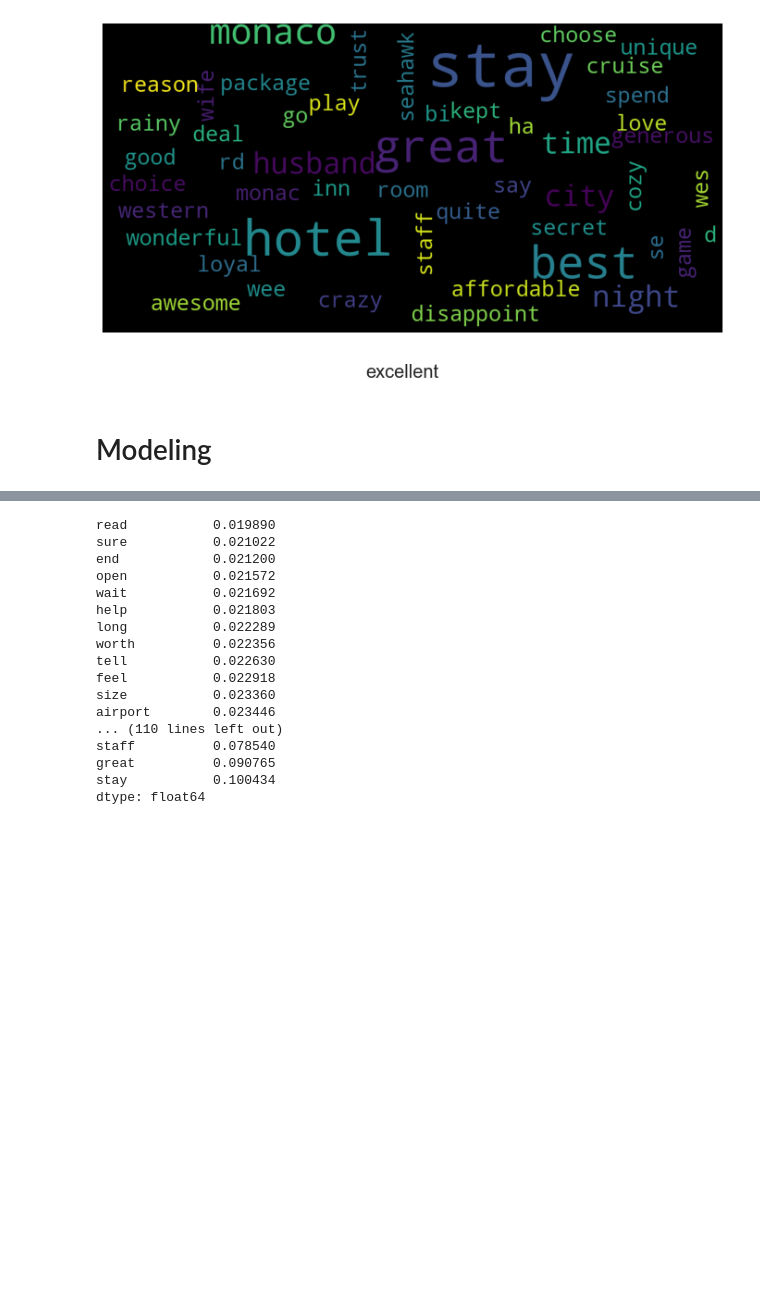
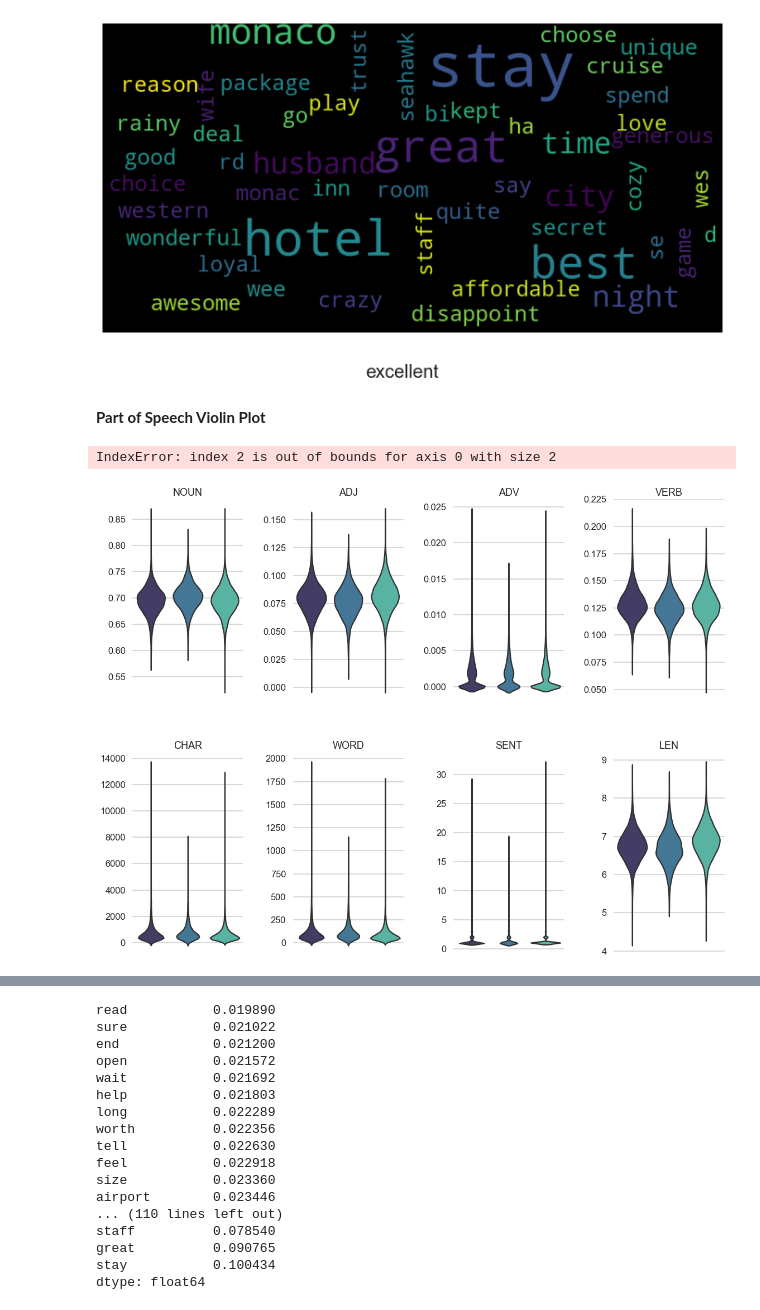
Before and after one commit to rylewww/Tripadvisor-NLP, a Jupyter notebook: Final.ipynb, the cells around one changed output, grey strips where cells are left out. Drawn from its saved outputs; the diff is of its cells as text; code cells hidden in the pictures; blank space fills up the shorter version.

Commit message:
added images, images folder, and final notebook

```diff
--- a/Final.ipynb
+++ b/Final.ipynb
@@ -170,5 +176,62 @@ for rating in list(df['new_rating'].unique()):
 [figure]
 [figure]
 [figure]
-# %% [markdown]
-# Modeling
+# %% [markdown]
+**Part of Speech Violin Plot**
+# %%
+df_eda = pd.DataFrame()
+df_eda['LEM']  = df.tokenized
+df_eda['POS']  = df.tokenized.apply(lambda x: [pos_tag[1] for pos_tag in pos_tag(x)])     #<---pos-tagged tokens ("bag of tags")
+df_eda['NOUN'] = df_eda.POS.apply(
+    lambda x: sum(1 for pos in x if pos.startswith('NN')) / len(x) if len(x) > 0 else 0)   #<---percentage of nouns
+df_eda['ADJ']  = df_eda.POS.apply(
+    lambda x: sum(1 for pos in x if pos.startswith('JJ')) / len(x) if len(x) > 0 else 0)   #<---percentage of adjectives
+df_eda['ADV']  = df_eda.POS.apply(
+    lambda x: sum(1 for pos in x if pos.startswith('RB')) / len(x) if len(x) > 0 else 0)   #<---percentage of adverbs
+df_eda['VERB'] = df_eda.POS.apply(
+    lambda x: sum(1 for pos in x if pos.startswith('VB')) / len(x) if len(x) > 0 else 0)   #<---percentage of verbs
+# structual features
+df_eda['CHAR']    = df.Review.apply(lambda x: len(x))             #<---number of characters
+df_eda['WORD']    = df.Review.apply(lambda x: len(x.split(' ')))  #<---number of words
+df_eda['SENT']    = df.Review.apply(lambda x: len(x.split('. '))) #<---number of sentences
+df_eda['LEN']     = df_eda.CHAR / df_eda.WORD                                  #<---average word length
+df_eda['AVG']     = df_eda.WORD / df_eda.SENT                                  #<---average sentence length
+df_eda['target'] = df['new_rating']
+# %%
+cols = ['TARGET','LEM','NOUN','ADJ','ADV','VERB','CHAR', 'WORD','SENT','LEN','AVG']
+
+# plot feature distributions for helpful and unhelpful reviews
+sns.set_style('whitegrid')
+sns.set_context("talk")
+
+fig, ax = plt.subplots(nrows=2, ncols=4, figsize=(19,15), facecolor='w')
+plt.subplots_adjust(wspace=.45, hspace=.25)
+sns.despine(bottom = True, left = True)
+
+
+r = c = 0
+for col in cols[2:]:
+    sns.violinplot(data=df_eda, y=df_eda[col], x=df_eda.target,
+                   ax=ax[r][c], legend_out = True,
+                   inner=None, palette='mako').set_title(col)
+
+# ax[r][c].set_ylim(ymin=None, ymax=df[col].quantile(.995))
+    ax[r][c].set_xticks([])
+    ax[r][c].set_xlabel('')
+    ax[r][c].set_ylabel('')
+
+    if c < 3:
+        c += 1
+    else:
+        r += 1
+        c = 0
+
+ax.legend(labels=['poor','average','excellent'], bbox_to_anchor=(1.05, -0.05))
+
+# plt.savefig(fname='images/density', bbox_inches='tight', pad_inches=0.1)
+plt.show()
+
+#error and how to show legend
+# %% [output]
+IndexError: index 2 is out of bounds for axis 0 with size 2
+[figure, added]
```
Also changed, not shown: parts of 82 cells of this notebook, 12 other files.
